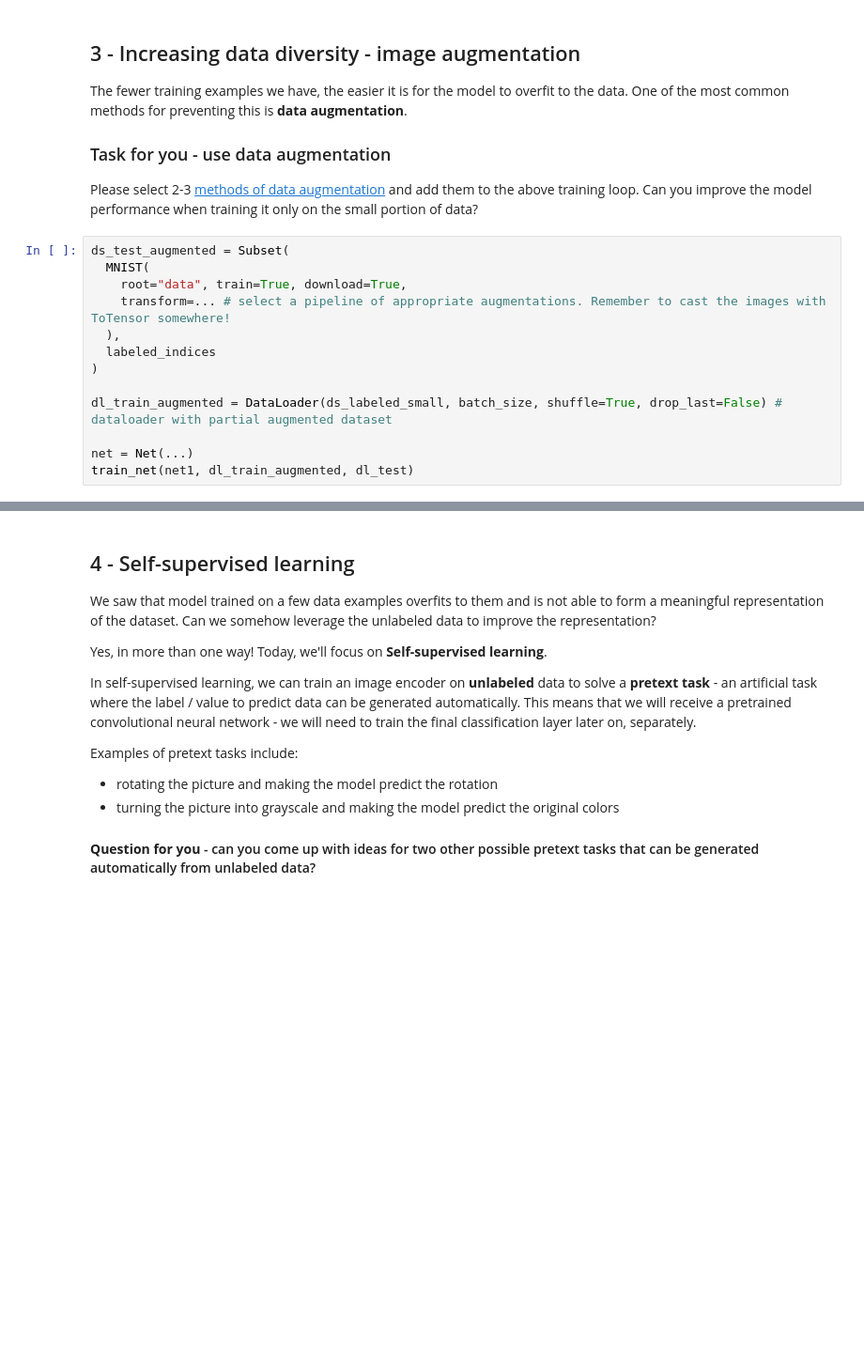
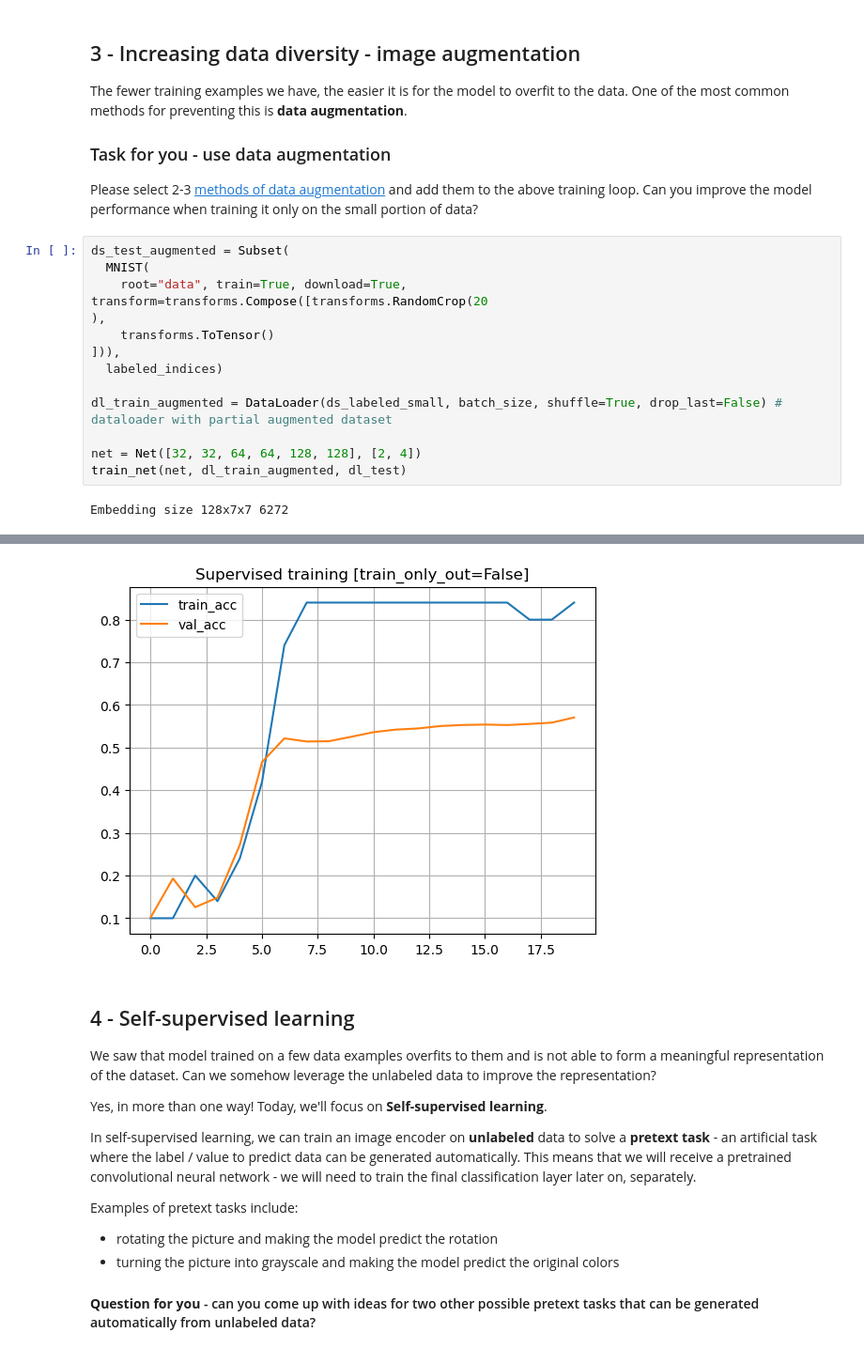
Before and after one commit to Teddy298/wzum-23, a Jupyter notebook: labs/lab3_self-supervised.ipynb, the cells around one changed output, grey strips where cells are left out. Shown at 94% size. Saved outputs shown, nothing was run; the diff lists cells and outputs as text; blank space fills up the shorter version.

```diff
--- a/labs/lab3_self-supervised.ipynb
+++ b/labs/lab3_self-supervised.ipynb
@@ -274,13 +302,15 @@ Please select 2-3 [methods of data augmentation](https://pytorch.org/vision/stab
 # %%
 ds_test_augmented = Subset(
   MNIST(
-    root="data", train=True, download=True,
-    transform=... # select a pipeline of appropriate augmentations. Remember to cast the images with ToTensor somewhere!
-  ),
-  labeled_indices
-)
+    root="data", train=True, download=True,     transform=transforms.Compose([transforms.RandomCrop(20
+),
+    transforms.ToTensor()
+])),
+  labeled_indices)
 
 dl_train_augmented = DataLoader(ds_labeled_small, batch_size, shuffle=True, drop_last=False) # dataloader with partial augmented dataset
 
-net = Net(...)
-train_net(net1, dl_train_augmented, dl_test)
+net = Net([32, 32, 64, 64, 128, 128], [2, 4])
+train_net(net, dl_train_augmented, dl_test)
+# %% [output]
+Embedding size 128x7x7 6272
@@ -287,3 +318,4 @@ train_net(net1, dl_train_augmented, dl_test)
+[figure, added]
 # %% [markdown]
 ## 4 - Self-supervised learning
 
```
Also changed, not shown: parts of 14 cells of this notebook.
